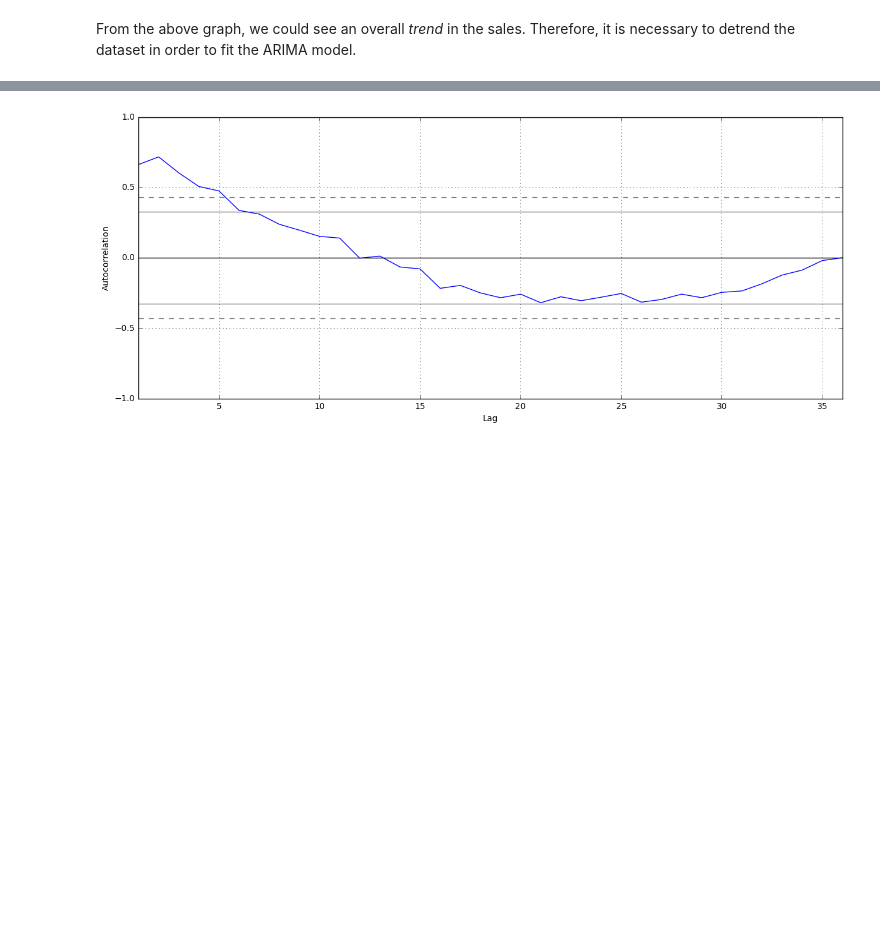
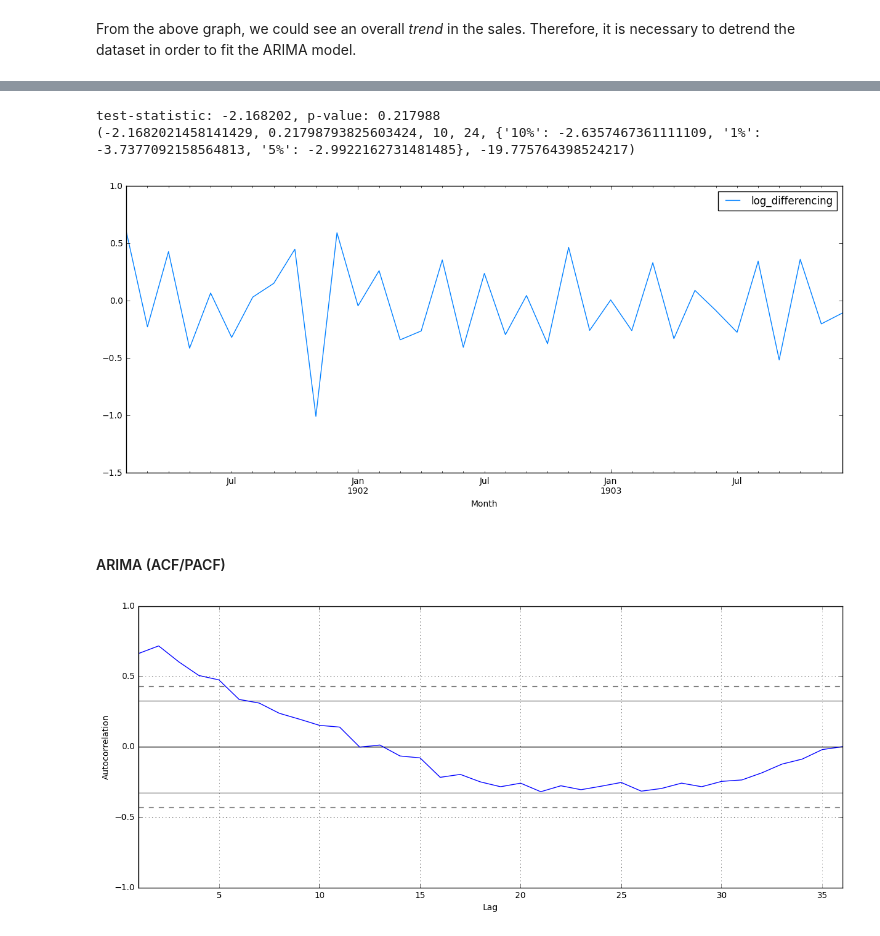
Before and after one commit to liaison/python, a Jupyter notebook: ARIMA.ipynb, the cells around one changed output, grey strips where cells are left out. Drawn from its saved outputs; the diff is of its cells as text; code cells hidden in the pictures; blank space fills up the shorter version.

```diff
--- a/ARIMA.ipynb
+++ b/ARIMA.ipynb
@@ -55,3 +102,15 @@ From the above graph, we could see an overall *trend* in the sales. Therefore, i
+# %%
+logdiff = (log.shift(1) - log).dropna()
+logdiff.name = "log_differencing"
+stationary_test(logdiff)
+
+_ = logdiff.plot(legend=True, color=(0, 0.5, 1))
+# %% [output]
+test-statistic: -2.168202, p-value: 0.217988
+(-2.1682021458141429, 0.21798793825603424, 10, 24, {'10%': -2.6357467361111109, '1%': -3.7377092158564813, '5%': -2.9922162731481485}, -19.775764398524217)
+[figure, added]
+# %% [markdown]
+#### ARIMA (ACF/PACF)
 # %%
 from pandas.tools.plotting import autocorrelation_plot
 
```
Also changed, not shown: parts of 6 cells of this notebook.
